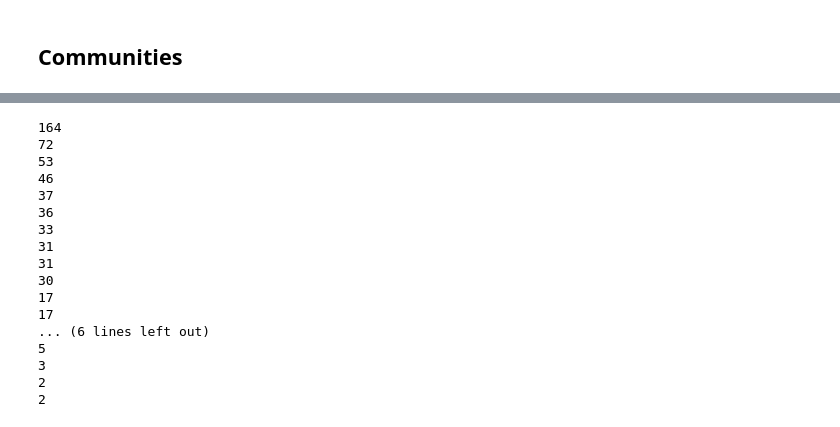
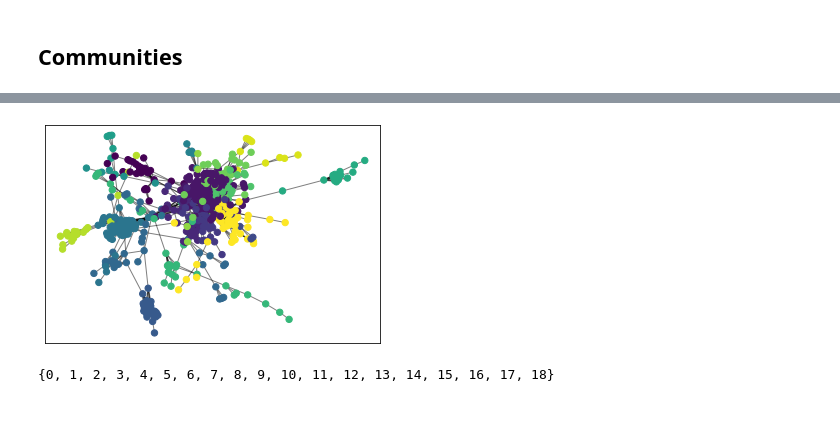
Before and after one commit to Andreaierardi/SocialNetworkAnalysis-project, a Jupyter notebook: project_code.ipynb, the cells around one changed output, grey strips where cells are left out. Saved outputs shown, nothing was run; the diff lists cells and outputs as text; code cells hidden in the pictures.

```diff
--- a/project_code.ipynb
+++ b/project_code.ipynb
@@ -426,0 +481,2 @@ greedy = community.greedy_modularity_communities(G)
+# %%
+partition_library = community_louvain.best_partition(G)
@@ -427,22 +487,18 @@ greedy = community.greedy_modularity_communities(G)
+# %%
+# draw the graph
+pos = nx.spring_layout(G)
+# color the nodes according to their partition
+cmap = cm.get_cmap('viridis', max(partition_library.values()) + 1)
+nx.draw_networkx_nodes(G, pos, partition_library.keys(), node_size=40,
+                       cmap=cmap, node_color=list(partition_library.values()))
+nx.draw_networkx_edges(G, pos, alpha=0.5)
+plt.show()
+# %% [output]
+[figure, added]
+# %%
+comms = set(partition_library.values())
+comms
+# %% [output]
+{0, 1, 2, 3, 4, 5, 6, 7, 8, 9, 10, 11, 12, 13, 14, 15, 16, 17, 18}
 # %%
-c = list(greedy)
-for i in range(0, len(c)):
-    print(len(c[i]))
+list_community_sets_library = [ set() for i in range(len(comms)) ]
-# %% [output]
-164
-72
-53
-46
-37
-36
-33
-31
-31
-30
-17
-17
-... (6 lines left out)
-5
-3
-2
-2
```
Also changed, not shown: parts of 15 cells of this notebook.
